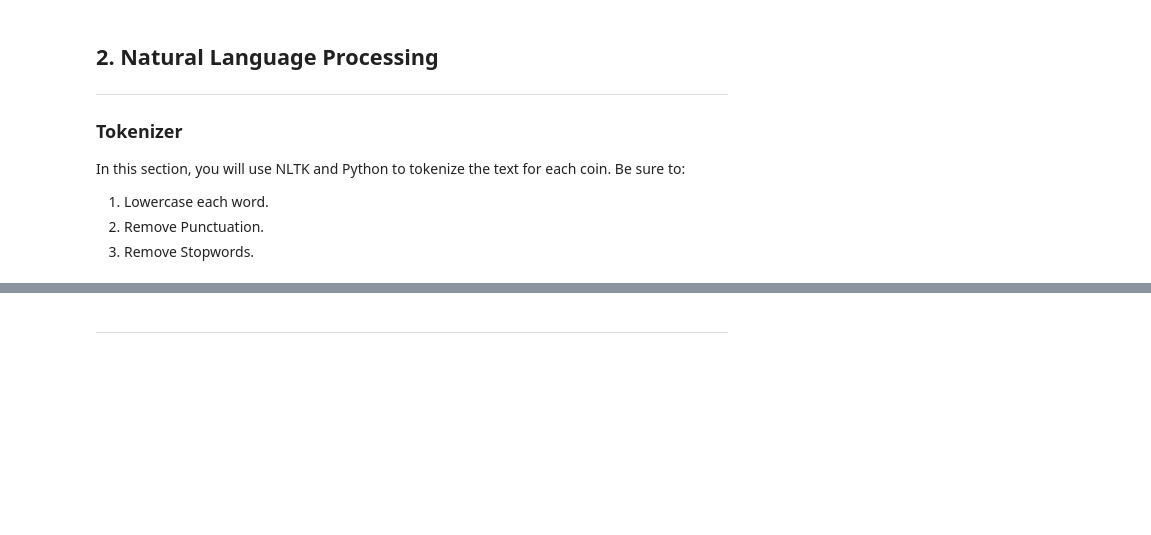
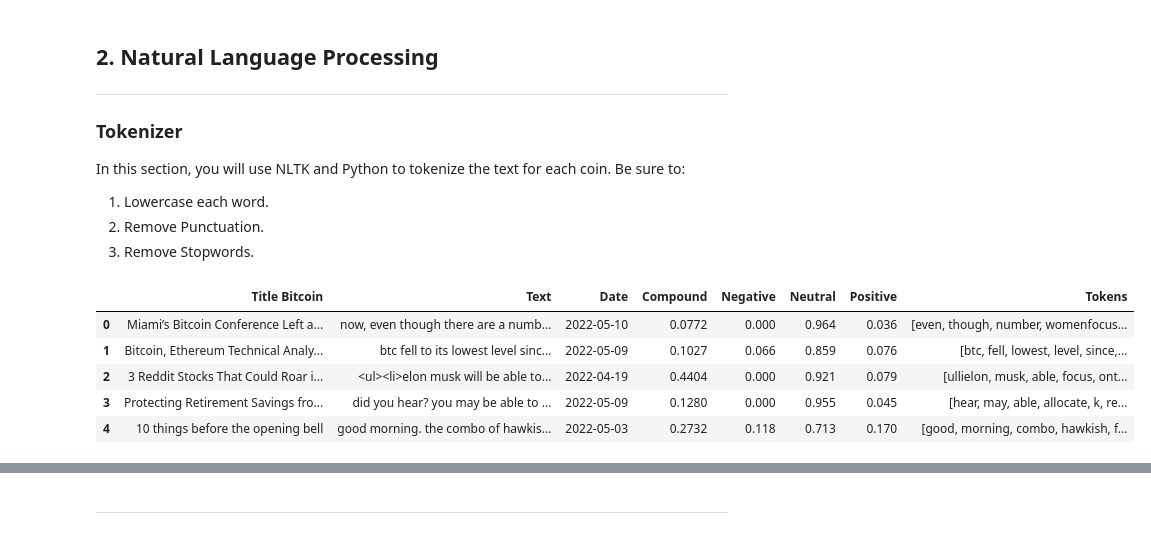
Before and after one commit to aaargyrou/NLP--BTC-ETH, a Jupyter notebook: Code/crypto_sentiment.ipynb, the cells around one changed output, grey strips where cells are left out. Saved outputs shown, nothing was run; the diff lists cells and outputs as text; code cells hidden in the pictures; blank space fills up the shorter version.

Commit message:
complete sentiment analysis, begin NLTK tokenizing the text

```diff
--- a/Code/crypto_sentiment.ipynb
+++ b/Code/crypto_sentiment.ipynb
@@ -139,36 +192,47 @@ from string import punctuation
 import re
 # %%
 # Instantiate the lemmatizer
-# YOUR CODE HERE!
+lemmatizer = WordNetLemmatizer()
 
 # Create a list of stopwords
-# YOUR CODE HERE!
+sw = set(stopwords.words('english'))
 
 # Expand the default stopwords list if necessary
 # YOUR CODE HERE!
 # %%
+# Complete the tokenizer function
 # Complete the tokenizer function
 def tokenizer(text):
     """Tokenizes text."""
+    # Remove the stop words
+    sw = set(stopwords.words('english'))
 
     # Remove the punctuation from text
-
+    regex = re.compile("[^a-zA-Z ]")
+    re_clean = regex.sub('', text)
 
     # Create a tokenized list of the words
-
+    words = word_tokenize(re_clean)
 
     # Lemmatize words into root words
+    lem = [lemmatizer.lemmatize(word) for word in words]
 
 
     # Convert the words to lowercase
-
-
-    # Remove the stop words
+    tokens = [word.lower() for word in words if word.lower() not in sw]
 
 
     return tokens
 # %%
 # Create a new tokens column for Bitcoin
-# YOUR CODE HERE!
+bitcoin_df["Tokens"] = bitcoin_df["Text"].apply(tokenizer)
+bitcoin_df.head()
+# %% [output]
+|  | Title Bitcoin | Text | Date | Compound | Negative | Neutral | Positive | Tokens |
+| 0 | Miami’s Bitcoin Conference Left a... | now, even though there are a numb... | 2022-05-10 | 0.0772 | 0.000 | 0.964 | 0.036 | [even, though, number, womenfocus... |
+| 1 | Bitcoin, Ethereum Technical Analy... | btc fell to its lowest level sinc... | 2022-05-09 | 0.1027 | 0.066 | 0.859 | 0.076 | [btc, fell, lowest, level, since,... |
+| 2 | 3 Reddit Stocks That Could Roar i... | <ul><li>elon musk will be able to... | 2022-04-19 | 0.4404 | 0.000 | 0.921 | 0.079 | [ullielon, musk, able, focus, ont... |
+| 3 | Protecting Retirement Savings fro... | did you hear? you may be able to ... | 2022-05-09 | 0.1280 | 0.000 | 0.955 | 0.045 | [hear, may, able, allocate, k, re... |
+| 4 | 10 things before the opening bell | good morning. the combo of hawkis... | 2022-05-03 | 0.2732 | 0.118 | 0.713 | 0.170 | [good, morning, combo, hawkish, f... |
 # %%
 # Create a new tokens column for Ethereum
```
Also changed, not shown: parts of 10 cells of this notebook, 1 other file.
